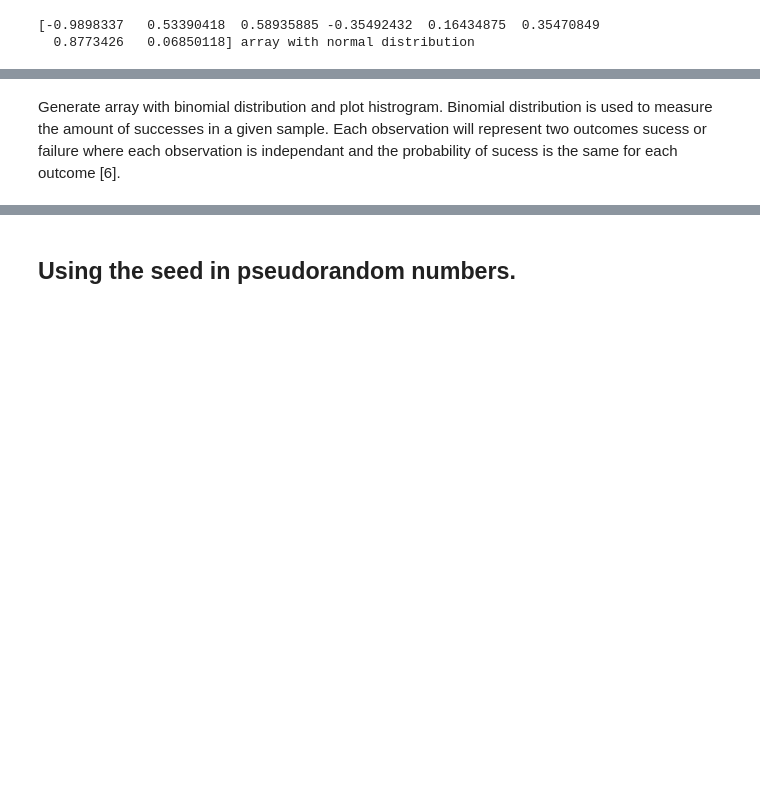
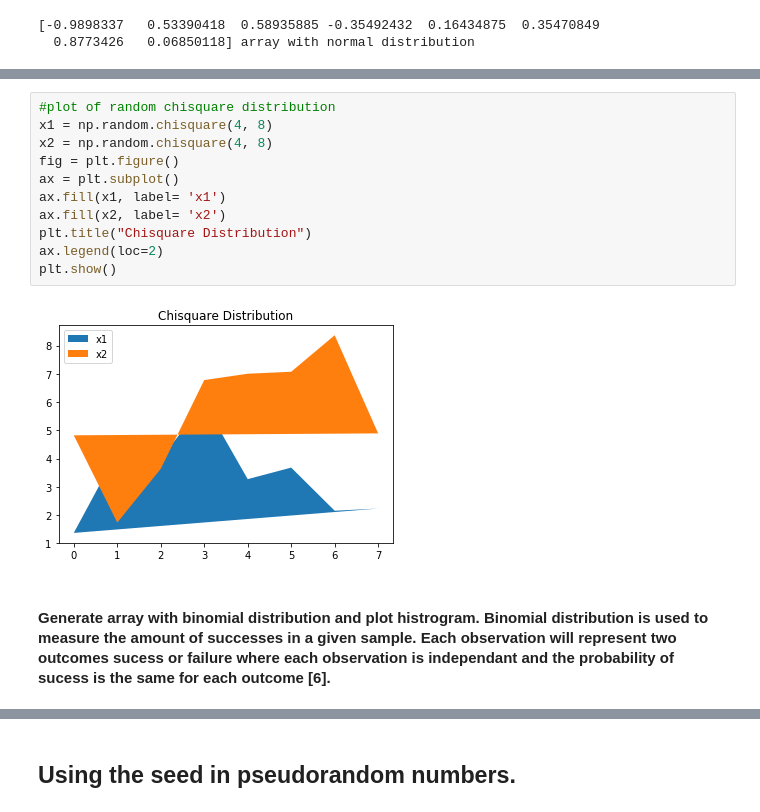
Before and after one commit to GregFee/Program-Numpy, a Jupyter notebook: Programming for Data Analysis Assignment1.ipynb, the cells around one changed output, grey strips where cells are left out. Cells and saved outputs as stored; diff of their text form; blank space fills up the shorter version.

```diff
--- a/Programming for Data Analysis Assignment1.ipynb
+++ b/Programming for Data Analysis Assignment1.ipynb
@@ -166,5 +166,18 @@ print(x, 'array with chi square distribution')
+# %%
+#plot of random chisquare distribution
+x1 = np.random.chisquare(4, 8)
+x2 = np.random.chisquare(4, 8)
+fig = plt.figure()
+ax = plt.subplot()
+ax.fill(x1, label= 'x1')
+ax.fill(x2, label= 'x2')
+plt.title("Chisquare Distribution")
+ax.legend(loc=2)
+plt.show()
+# %% [output]
+[figure, added]
 # %% [markdown]
-Generate array with binomial distribution and plot histrogram. Binomial distribution is used to measure the amount of successes in a given sample. Each observation will represent two outcomes sucess or failure where each observation is independant and the probability of sucess is the same for each outcome [6].
+#### Generate array with binomial distribution and plot histrogram. Binomial distribution is used to measure the amount of successes in a given sample. Each observation will represent two outcomes sucess or failure where each observation is independant and the probability of sucess is the same for each outcome [6].
 # %%
 #edited from https://data-flair.training/blogs/python-probability-distributions/
 #plot histogram using binomial distribution
```
Also changed, not shown: parts of 28 cells of this notebook.
